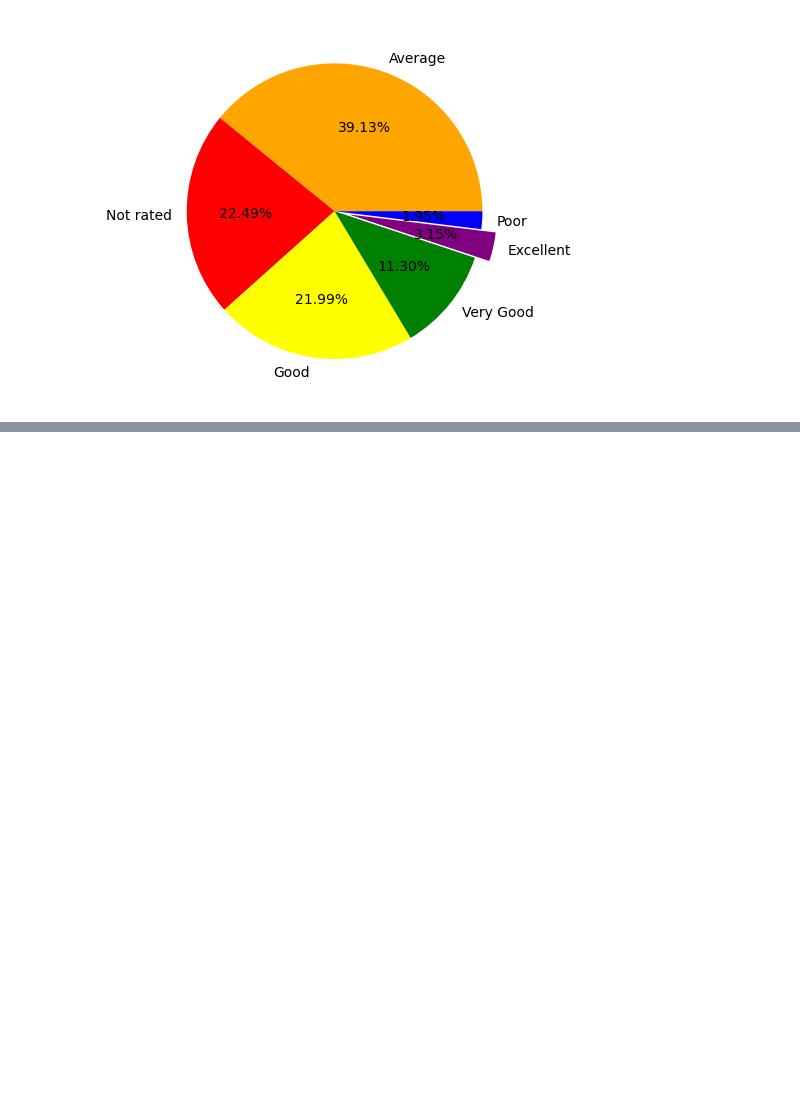
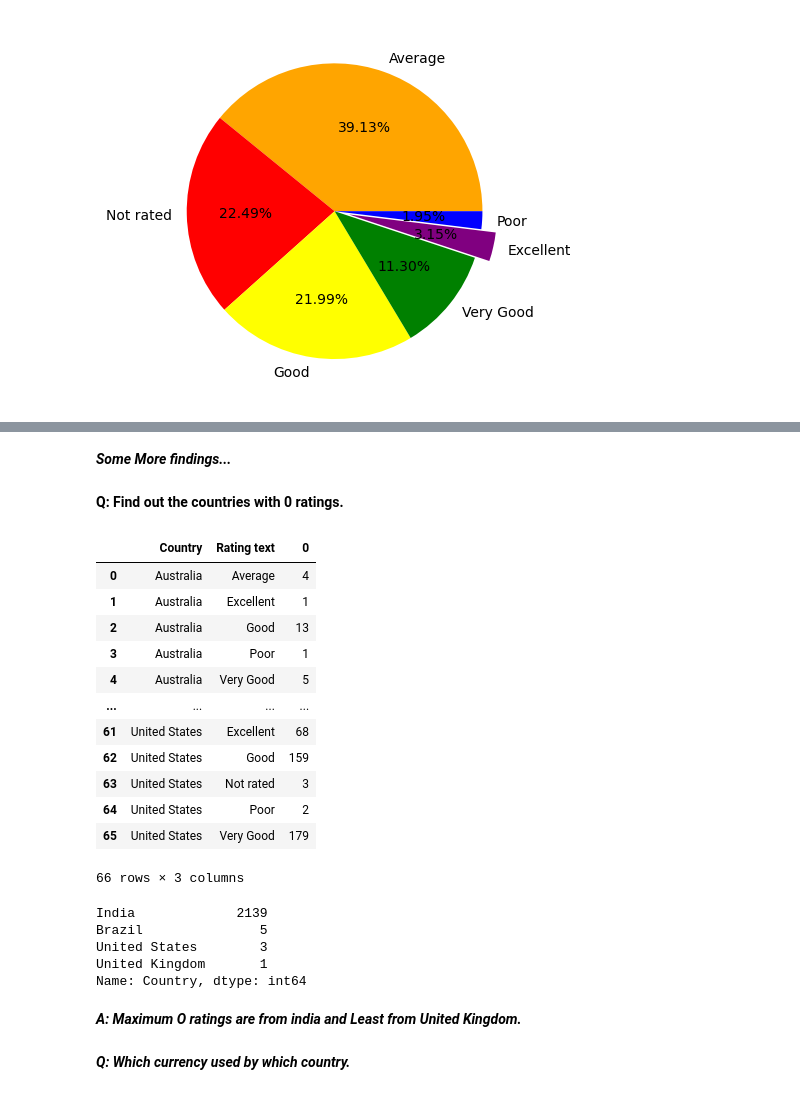
Before and after one commit to ipratyaksh21/Zomato-Delivery-Analysis, a Jupyter notebook: Zomato Data Analysis.ipynb, the cells around one changed output, grey strips where cells are left out. Cells and saved outputs as stored; diff of their text form; code cells hidden in the pictures; blank space fills up the shorter version.

```diff
--- a/Zomato Data Analysis.ipynb
+++ b/Zomato Data Analysis.ipynb
@@ -280,0 +332,20 @@ While,~100 have Table booking.<br><br>
+# %% [markdown]
+***Some More findings...***
+# %% [markdown]
+**Q: Find out the countries with 0 ratings.**
+# %%
+new_df.groupby(['Country','Rating text']).size().reset_index()
+# %% [output]
+|  | Country | Rating text | 0 |
+| 0 | Australia | Average | 4 |
+| 1 | Australia | Excellent | 1 |
+| 2 | Australia | Good | 13 |
+| 3 | Australia | Poor | 1 |
+| 4 | Australia | Very Good | 5 |
+| ... | ... | ... | ... |
+| 61 | United States | Excellent | 68 |
+| 62 | United States | Good | 159 |
+| 63 | United States | Not rated | 3 |
+| 64 | United States | Poor | 2 |
+| 65 | United States | Very Good | 179 |
+66 rows × 3 columns
@@ -280,0 +354,12 @@ While,~100 have Table booking.<br><br>
+# %%
+dff['Country'].value_counts()
+# %% [output]
+India             2139
+Brazil               5
+United States        3
+United Kingdom       1
+Name: Country, dtype: int64
+# %% [markdown]
+***A: Maximum O ratings are from india and Least from United Kingdom.***
+# %% [markdown]
+***Q: Which currency used by which country.***
```
Also changed, not shown: parts of 42 cells of this notebook.
